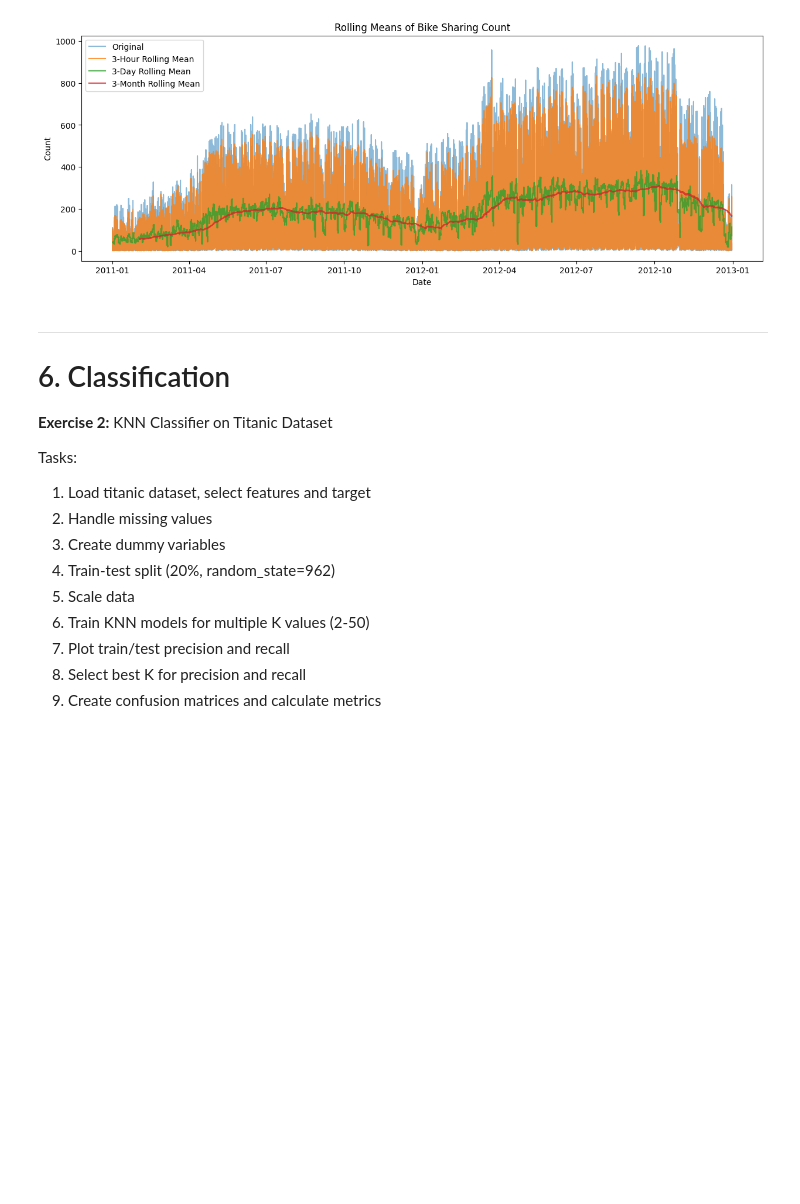
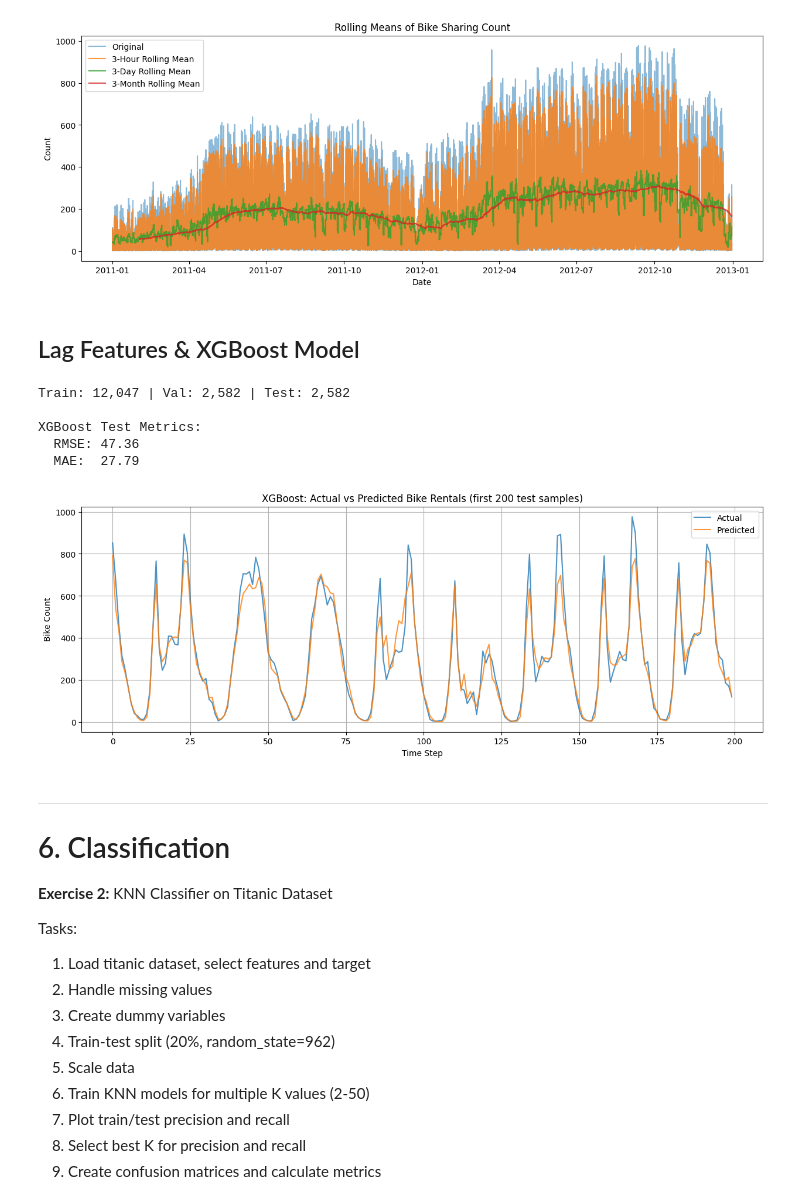
Before and after one commit to X1las/DaT, a Jupyter notebook: exam_handin_jwsc.ipynb, the cells around one changed output. Saved outputs shown, nothing was run; the diff lists cells and outputs as text; code cells hidden in the pictures; blank space fills up the shorter version.

```diff
--- a/exam_handin_jwsc.ipynb
+++ b/exam_handin_jwsc.ipynb
@@ -670,6 +759,71 @@ plt.legend()
 plt.show()
 # %% [output]
 [figure]
+# %% [markdown]
+## Lag Features & XGBoost Model
+# %%
+# Work on a copy so we don't pollute the original 'hour' DataFrame
+hour_ml = hour.copy()
+
+# Lag features — justification:
+#   lag_1h:   very recent demand; strongest short-term signal
+#   lag_24h:  same hour yesterday; captures daily seasonality
+#   lag_168h: same hour last week; captures weekly seasonality
+#   rolling_3h:  smoothed short-term trend (noise reduction)
+#   rolling_24h: smoothed daily trend
+hour_ml["lag_1h"]       = hour_ml["cnt"].shift(1)
+hour_ml["lag_24h"]      = hour_ml["cnt"].shift(24)
+hour_ml["lag_168h"]     = hour_ml["cnt"].shift(168)
+hour_ml["rolling_3h"]   = hour_ml["cnt"].rolling(window=3).mean()
+hour_ml["rolling_24h"]  = hour_ml["cnt"].rolling(window=24).mean()
+hour_ml = hour_ml.dropna()
+
+# Feature set — drop target, sub-components of cnt, and non-numeric date cols
+features = [c for c in hour_ml.columns if c not in
+            ["cnt", "casual", "registered", "dteday", "instant", "datetime_obj"]]
+
+X_ts = hour_ml[features]
+Y_ts = hour_ml["cnt"]
+
+# Chronological 70 / 15 / 15 split
+# Must be chronological (not random) to preserve time order and prevent future data leakage
+n = len(hour_ml)
+train_end = int(n * 0.70)
+val_end   = int(n * 0.85)
+
+X_train_ts, Y_train_ts = X_ts.iloc[:train_end],  Y_ts.iloc[:train_end]
+X_val_ts,   Y_val_ts   = X_ts.iloc[train_end:val_end], Y_ts.iloc[train_end:val_end]
+X_test_ts,  Y_test_ts  = X_ts.iloc[val_end:],    Y_ts.iloc[val_end:]
+
+print(f"Train: {len(X_train_ts):,} | Val: {len(X_val_ts):,} | Test: {len(X_test_ts):,}")
+
+# Train XGBoost
+xgb = XGBRegressor(n_estimators=200, learning_rate=0.05, max_depth=6, random_state=42)
+xgb.fit(X_train_ts, Y_train_ts, eval_set=[(X_val_ts, Y_val_ts)], verbose=False)
+
+# Evaluate
+Y_pred_xgb = xgb.predict(X_test_ts)
+rmse = np.sqrt(mean_squared_error(Y_test_ts, Y_pred_xgb))
+mae  = mean_absolute_error(Y_test_ts, Y_pred_xgb)
+print(f"\nXGBoost Test Metrics:\n  RMSE: {rmse:.2f}\n  MAE:  {mae:.2f}")
+
+# Plot first 200 test predictions
+plt.figure(figsize=(15, 5))
+plt.plot(Y_test_ts.values[:200], label="Actual", alpha=0.8)
+plt.plot(Y_pred_xgb[:200],      label="Predicted", alpha=0.8)
+plt.title("XGBoost: Actual vs Predicted Bike Rentals (first 200 test samples)")
+plt.xlabel("Time Step")
+plt.ylabel("Bike Count")
+plt.legend()
+plt.grid()
+plt.show()
+# %% [output]
+Train: 12,047 | Val: 2,582 | Test: 2,582
+
+XGBoost Test Metrics:
+  RMSE: 47.36
+  MAE:  27.79
+[figure, added]
 # %% [markdown]
 ---
 # 6. Classification
```
Also changed, not shown: parts of 16 cells of this notebook, 1 other file.
